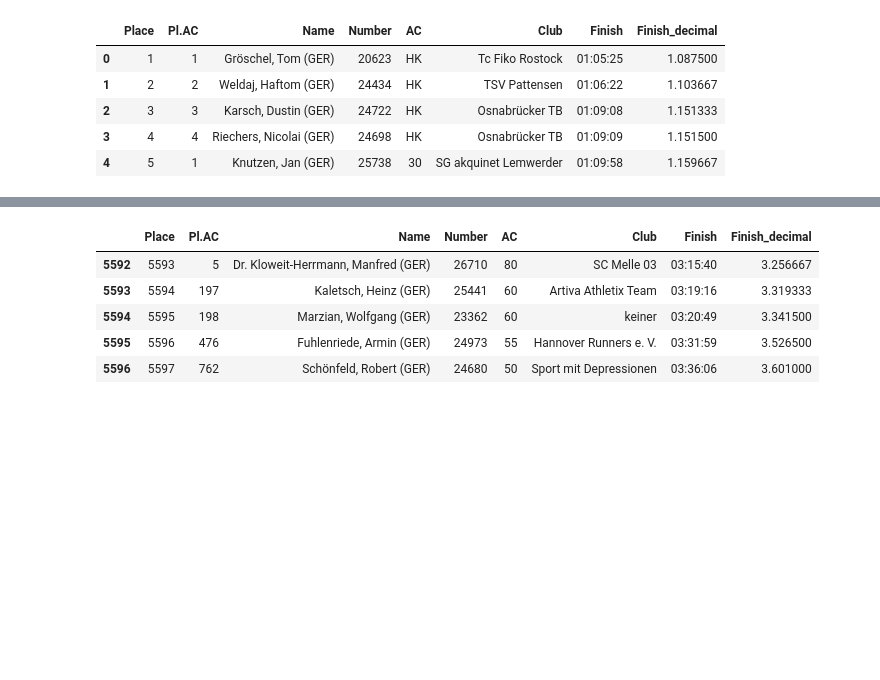
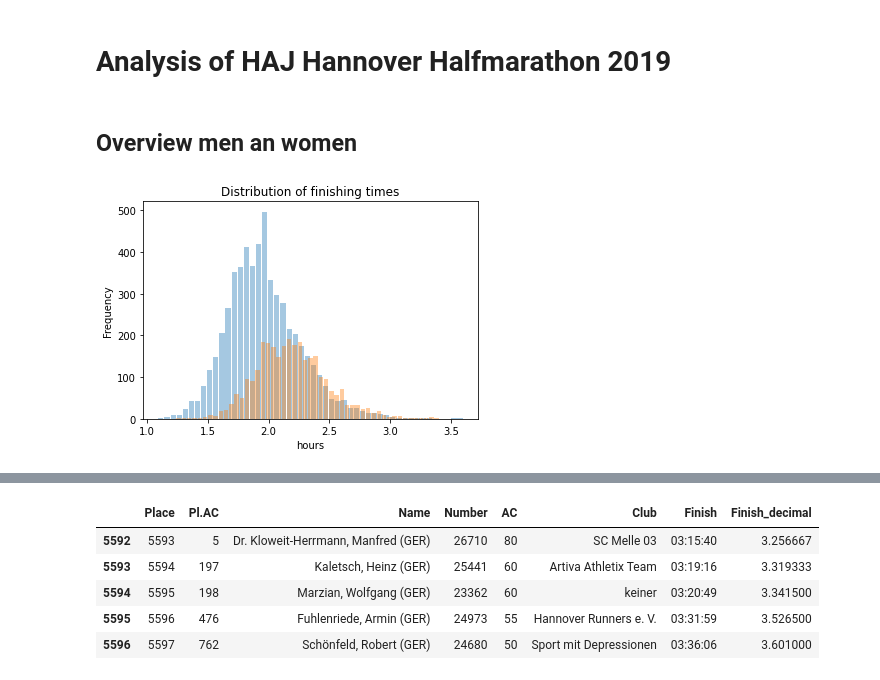
Before and after one commit to campfireman/haj-analysis, a Jupyter notebook: src/analysis.ipynb, the cells around one changed output, grey strips where cells are left out. Cells and saved outputs as stored; diff of their text form; code cells hidden in the pictures; blank space fills up the shorter version.

```diff
--- a/src/analysis.ipynb
+++ b/src/analysis.ipynb
@@ -1,3 +1,5 @@
+# %% [markdown]
+# Analysis of HAJ Hannover Halfmarathon 2019
 # %%
 import os
 import pandas as pd
@@ -8,22 +10,42 @@ def hour_to_decimal(hour: str) -> float:
     digits = hour.split(':')
     return int(digits[0]) + int(digits[1]) / 60.0 + int(digits[2]) / 6000.0
 
-def histogram(column, header, xlabel, ylabel='Frequency'):
-    plt.hist(column, bins=50, rwidth=0.85, color='#0504aa')
+def histogram(columns, header, xlabel, ylabel='Frequency'):
+    for column in columns:
+        plt.hist(column, bins=50, rwidth=0.85, alpha=0.4)
     plt.xlabel(xlabel)
     plt.ylabel(ylabel)
     plt.title(header)
     plt.show()
 
 
-path = '../data/2019_M_%.csv'
-data = pd.read_csv(path, delimiter=';')
-data['Finish_decimal'] = data['Finish'].apply(hour_to_decimal)
-data.head()
+DATA_PATH = '../data'
+AGE_CLASSES = {
+    '–': -1,
+    'JU18': 0,
+    'JU20': 1,
+    'HK': 2,
+    '30': 3,
+    '35': 4,
+    '40': 5,
+    '45': 6,
+    '50': 7,
+    '55': 8,
+    '60': 9,
+    '65': 10,
+    '70': 11,
+    '75': 12,
+    '80': 13,
+    'M85': 14,
+}
+
+data_m = pd.read_csv(os.path.join(DATA_PATH, '2019_M_%.csv'), delimiter=';')
+data_w = pd.read_csv(os.path.join(DATA_PATH, '2019_W_%.csv'), delimiter=';')
+data_m['Finish_decimal'] = data_m['Finish'].apply(hour_to_decimal)
+data_w['Finish_decimal'] = data_w['Finish'].apply(hour_to_decimal)
-# %% [output]
-|  | Place | Pl.AC | Name | Number | AC | Club | Finish | Finish_decimal |
-| 0 | 1 | 1 | Gröschel, Tom (GER) | 20623 | HK | Tc Fiko Rostock | 01:05:25 | 1.087500 |
-| 1 | 2 | 2 | Weldaj, Haftom (GER) | 24434 | HK | TSV Pattensen | 01:06:22 | 1.103667 |
-| 2 | 3 | 3 | Karsch, Dustin (GER) | 24722 | HK | Osnabrücker TB | 01:09:08 | 1.151333 |
-| 3 | 4 | 4 | Riechers, Nicolai (GER) | 24698 | HK | Osnabrücker TB | 01:09:09 | 1.151500 |
-| 4 | 5 | 1 | Knutzen, Jan (GER) | 25738 | 30 | SG akquinet Lemwerder | 01:09:58 | 1.159667 |
+# %% [markdown]
+## Overview men an women
+# %%
+histogram([data_m['Finish_decimal'], data_w['Finish_decimal']], 'Distribution of finishing times', 'hours')
+# %% [output]
+[figure, added]
```
Also changed, not shown: parts of 17 cells of this notebook.
